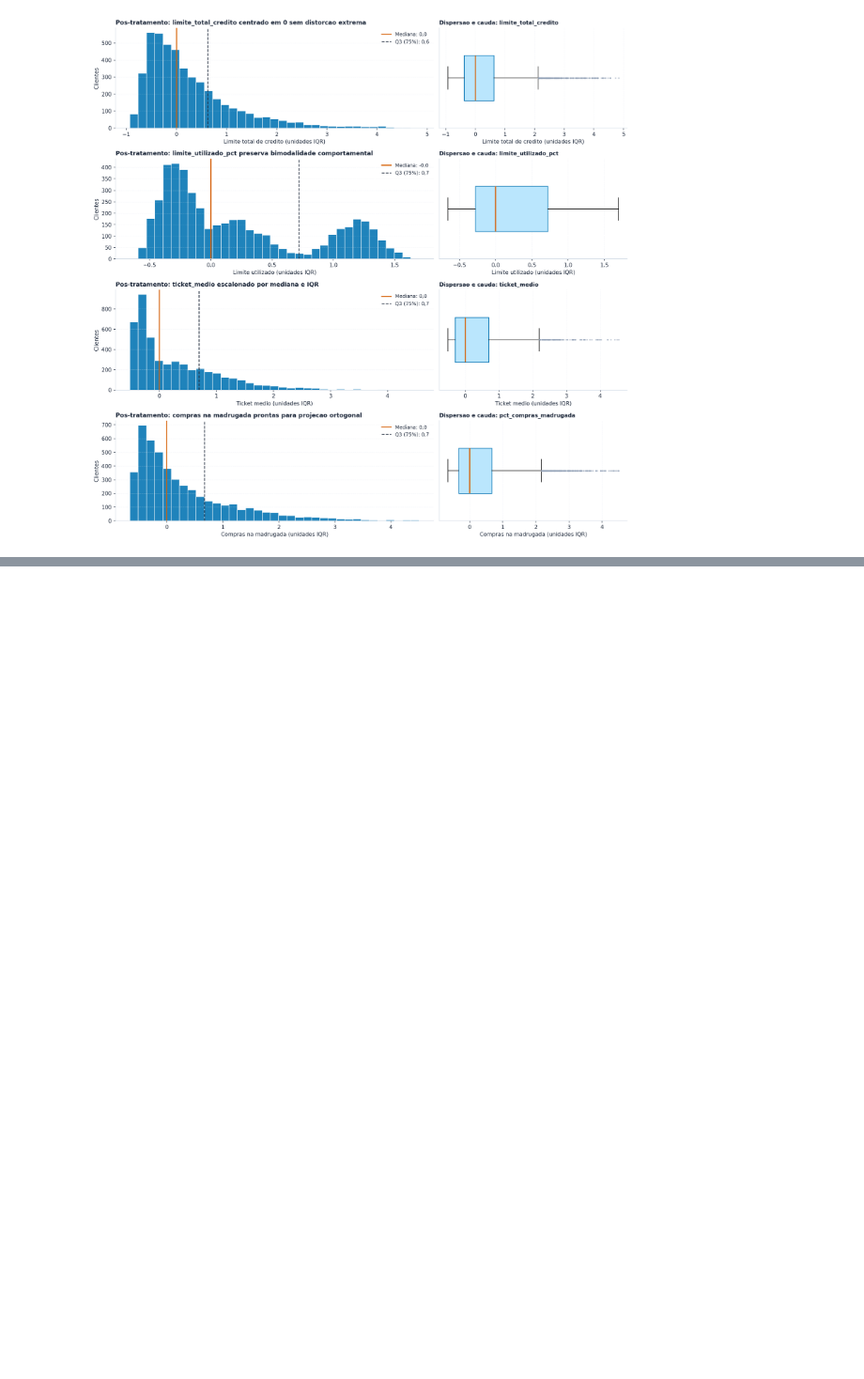
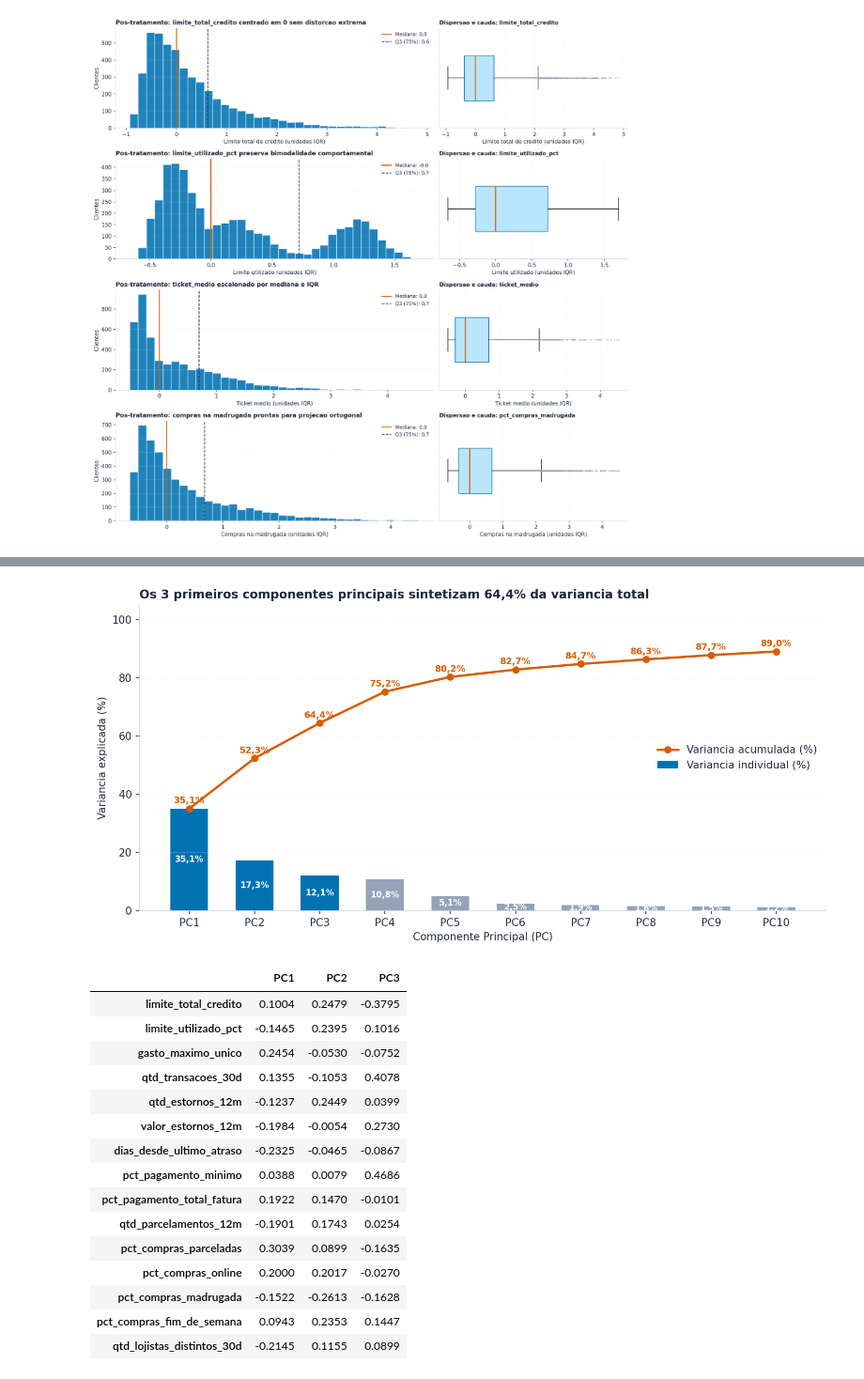
Before and after one commit to caioceo/unsupervised-fraud-detection, a Jupyter notebook: notebooks/notebooks.ipynb, the cells around one changed output, grey strips where cells are left out. Shown at 94% size. Drawn from its saved outputs; the diff is of its cells as text; code cells hidden in the pictures; blank space fills up the shorter version.

Commit message:
feat(transformacao): aplica reducao de dimensionalidade com PCA e plota variancia explicada (fig07)

```diff
--- a/notebooks/notebooks.ipynb
+++ b/notebooks/notebooks.ipynb
@@ -421,0 +430,59 @@ Bases limpas salvas em data/base04_cartao_limpa.csv e data/processed/
+# %%
+full_pca = PCA(random_state=42)
+full_pca.fit(df_scaled)
+
+var_ratio = full_pca.explained_variance_ratio_ * 100
+cum_var = np.cumsum(var_ratio)
+n_show = 10
+n_components = 3
+x_idx = np.arange(1, n_show + 1)
+
+fig, ax = plt.subplots(figsize=(10, 5))
+bar_colors = [util.COLOR_HIGHLIGHT if i < n_components else util.COLOR_NEUTRAL for i in range(n_show)]
+ax.bar(x_idx, var_ratio[:n_show], color=bar_colors, width=0.58, label="Variancia individual (%)")
+ax.plot(x_idx, cum_var[:n_show], color=util.COLOR_ALERT, marker="o", linewidth=2.2, label="Variancia acumulada (%)")
+
+for i in range(n_show):
+    ax.text(x_idx[i], cum_var[i] + 1.8, f"{cum_var[i]:.1f}%".replace(".", ","), ha="center", fontsize=8.5, color=util.COLOR_ALERT, fontweight="bold")
+    ax.text(x_idx[i], var_ratio[i] / 2, f"{var_ratio[i]:.1f}%".replace(".", ","), ha="center", va="center", fontsize=8, color="white", fontweight="bold")
+
+ax.set_title(f"Os {n_components} primeiros componentes principais sintetizam {cum_var[n_components-1]:.1f}% da variancia total".replace(".", ","), loc="left", fontsize=11.5)
+ax.set_xlabel("Componente Principal (PC)")
+ax.set_ylabel("Variancia explicada (%)")
+ax.set_xticks(x_idx)
+ax.set_xticklabels([f"PC{i}" for i in x_idx])
+ax.set_ylim(0, 105)
+ax.legend(frameon=False, loc="center right")
+ax.grid(axis="y", alpha=0.4)
+
+plt.tight_layout()
+fig.savefig("../reports/figures/fig07_pca_variancia_explicada.png")
+plt.show()
+
+pca_model = PCA(n_components=n_components, random_state=42)
+X_pca = pca_model.fit_transform(df_scaled)
+
+pca_loadings = pd.DataFrame(
+    pca_model.components_.T,
+    index=df_scaled.columns,
+    columns=[f"PC{i+1}" for i in range(n_components)],
+).round(4)
+pca_loadings.head(15)
+# %% [output]
+[figure, added]
+|  | PC1 | PC2 | PC3 |
+| limite_total_credito | 0.1004 | 0.2479 | -0.3795 |
+| limite_utilizado_pct | -0.1465 | 0.2395 | 0.1016 |
+| gasto_maximo_unico | 0.2454 | -0.0530 | -0.0752 |
+| qtd_transacoes_30d | 0.1355 | -0.1053 | 0.4078 |
+| qtd_estornos_12m | -0.1237 | 0.2449 | 0.0399 |
+| valor_estornos_12m | -0.1984 | -0.0054 | 0.2730 |
+| dias_desde_ultimo_atraso | -0.2325 | -0.0465 | -0.0867 |
+| pct_pagamento_minimo | 0.0388 | 0.0079 | 0.4686 |
+| pct_pagamento_total_fatura | 0.1922 | 0.1470 | -0.0101 |
+| qtd_parcelamentos_12m | -0.1901 | 0.1743 | 0.0254 |
+| pct_compras_parceladas | 0.3039 | 0.0899 | -0.1635 |
+| pct_compras_online | 0.2000 | 0.2017 | -0.0270 |
+| pct_compras_madrugada | -0.1522 | -0.2613 | -0.1628 |
+| pct_compras_fim_de_semana | 0.0943 | 0.2353 | 0.1447 |
+| qtd_lojistas_distintos_30d | -0.2145 | 0.1155 | 0.0899 |
```
Also changed, not shown: parts of 1 cell of this notebook, 2 other files.
